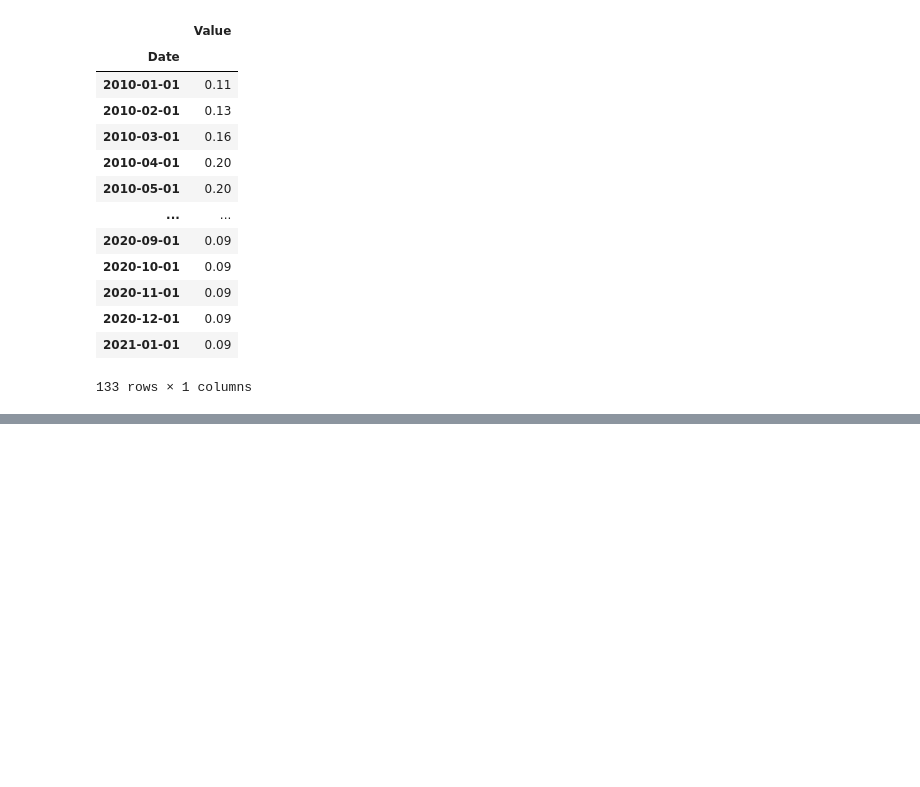
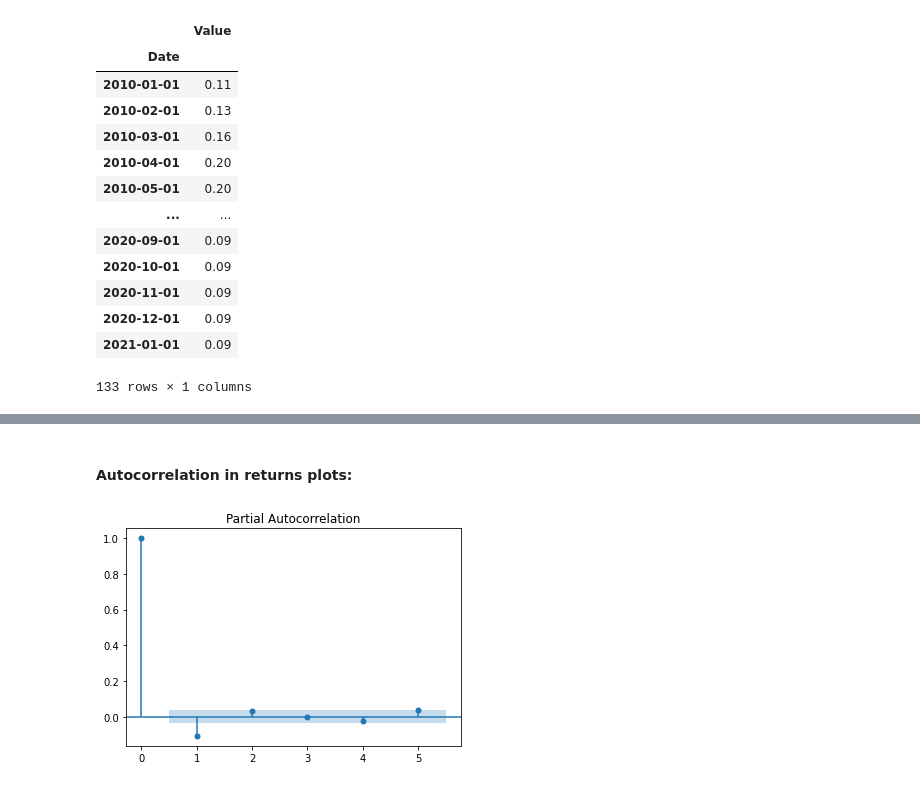
Before and after one commit to pedroosorio98/PyFinLib, a Jupyter notebook: PyFinLib Tools/PyFinLib Tools.ipynb, the cells around one changed output, grey strips where cells are left out. Drawn from its saved outputs; the diff is of its cells as text; code cells hidden in the pictures; blank space fills up the shorter version.

```diff
--- a/PyFinLib Tools/PyFinLib Tools.ipynb
+++ b/PyFinLib Tools/PyFinLib Tools.ipynb
@@ -649,0 +668,6 @@ pf.get_fedfunds(start_date="2010-01-01",end_date="2021-01-01")
+# %% [markdown]
+#### Autocorrelation in returns plots:
+# %%
+pf.plot_rets_autocorr(rets["BOVA11.SA"],lags=5);
+# %% [output]
+[figure, added]
```
Also changed, not shown: parts of 11 cells of this notebook, 2 other files.
